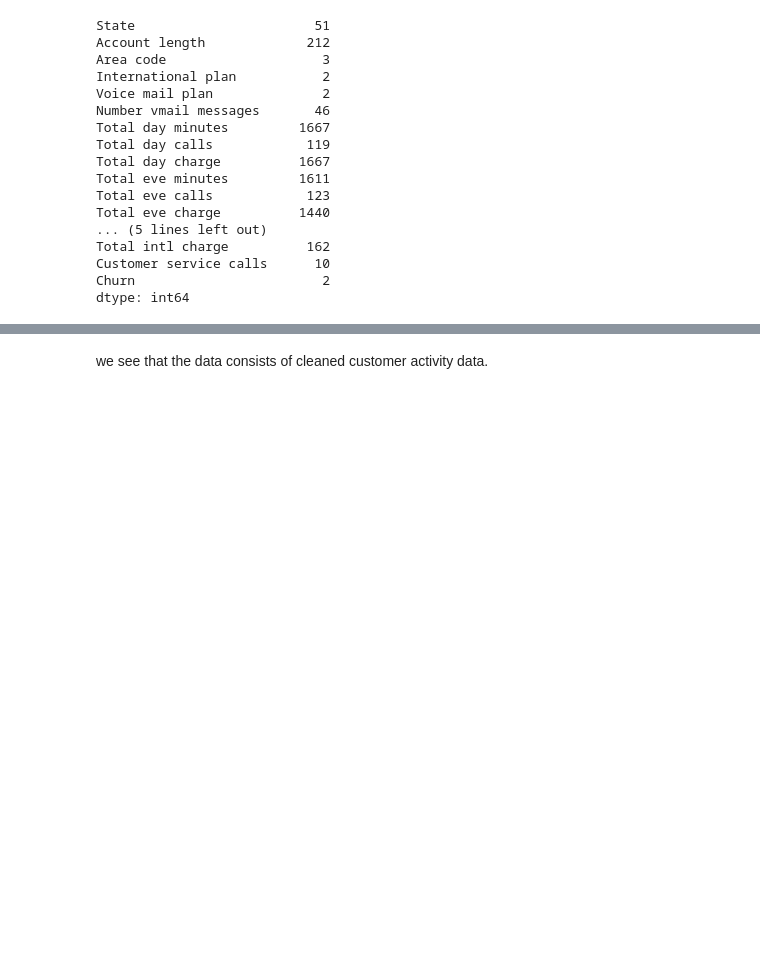
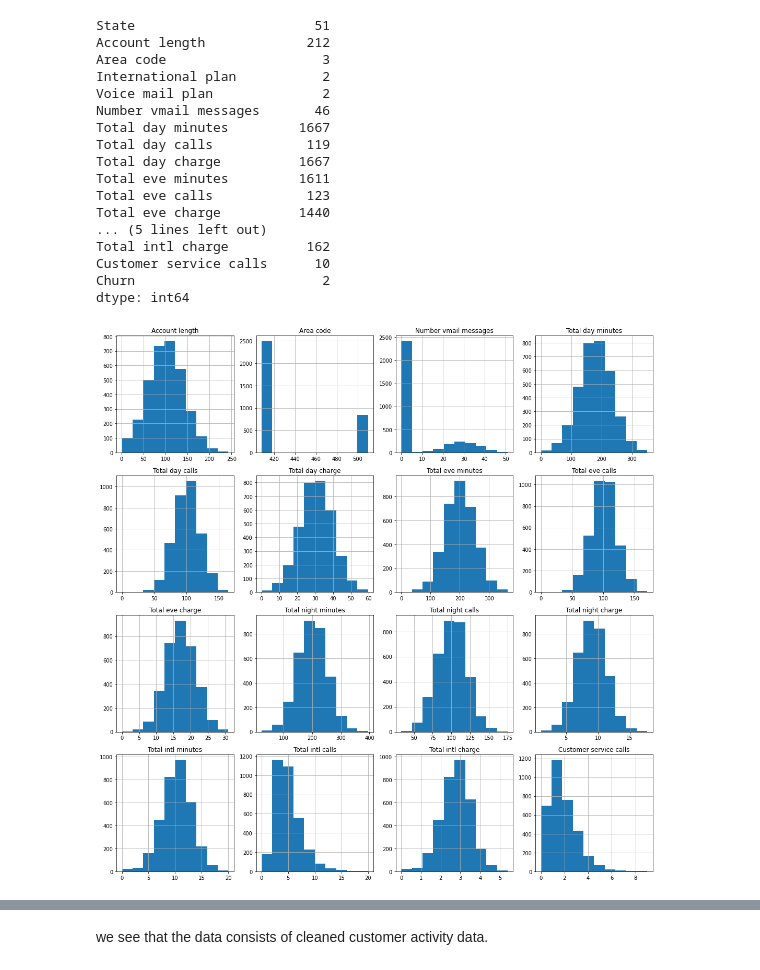
Before and after one commit to Roy-Subhankar/Telecom-Churn-Analysis, a Jupyter notebook: Subhankar_Roy_Capstone_Project.ipynb, the cells around one changed output, grey strips where cells are left out. Cells and saved outputs as stored; diff of their text form; code cells hidden in the pictures; blank space fills up the shorter version.

```diff
--- a/Subhankar_Roy_Capstone_Project.ipynb
+++ b/Subhankar_Roy_Capstone_Project.ipynb
@@ -85,3 +100,10 @@ Total intl charge          162
 Customer service calls      10
 Churn                        2
 dtype: int64
+# %%
+# Freq distribution of all data
+fig, ax = plt.subplots(figsize=(15,15))
+pd.DataFrame.hist(df,ax=ax)
+plt.tight_layout();
+# %% [output]
+[figure, added]
```
Also changed, not shown: parts of 19 cells of this notebook.
